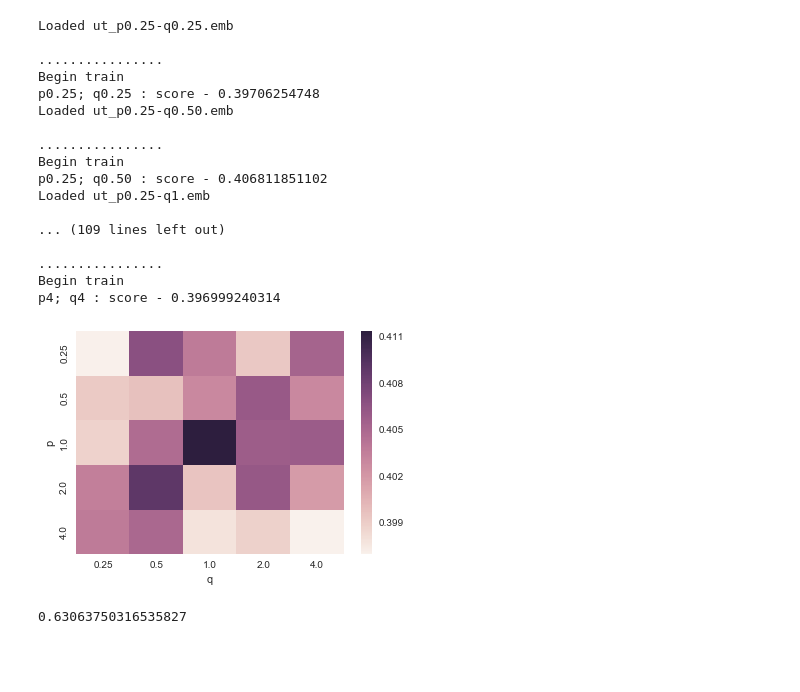
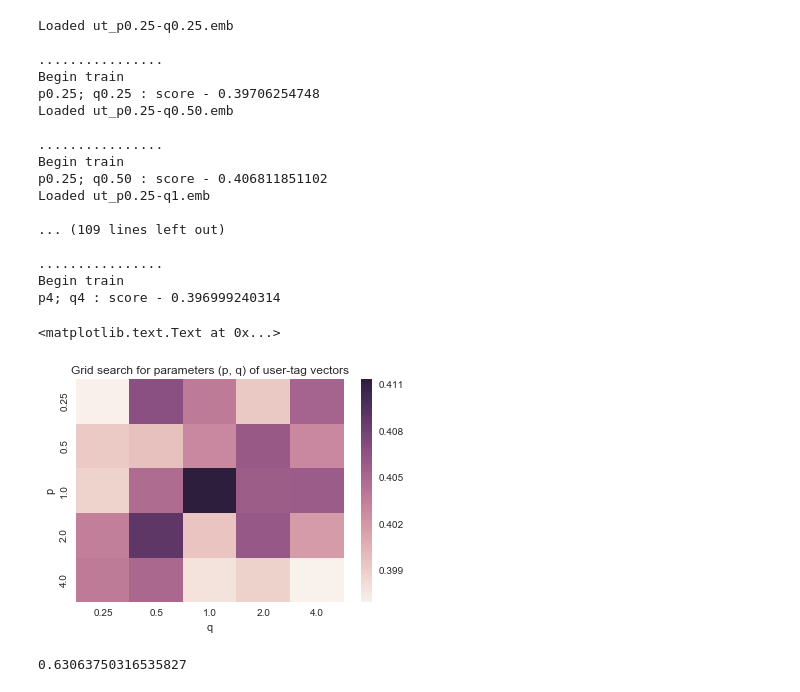
Before and after one commit to CS224W/Project, a Jupyter notebook: code/node2vec grid accuracy.ipynb, the cells around one changed output. Saved outputs shown, nothing was run; the diff lists cells and outputs as text; code cells hidden in the pictures; blank space fills up the shorter version.

```diff
--- a/code/node2vec grid accuracy.ipynb
+++ b/code/node2vec grid accuracy.ipynb
@@ -156,10 +163,17 @@ p4; q4 : score - 0.396999240314
 # %%
 perf_df = pd.DataFrame([(0.25, 0.25, 0.39706254748), (0.25, 0.50, 0.406811851102), (0.25, 1, 0.403836414282),
                         (0.25, 2, 0.39934160547), (0.25, 4, 0.405355786275), (0.50, 0.25, 0.399278298303),
                         (0.50, 0.50, 0.399721448468), (0.50, 1, 0.403013421119), (0.50, 2, 0.406115472271),
                         (0.50, 4, 0.403013421119), (1, 0.25, 0.398771840972), (1, 0.50, 0.404786021778),
                         (1, 1, 0.411433274247), (1, 2, 0.405862243606), (1, 4, 0.405925550772),
                         (2, 0.25, 0.40351987845), (2, 0.50, 0.409027601925), (2, 1, 0.399531526969),
                         (2, 2, 0.406242086604), (2, 4, 0.401873892125), (4, 0.25, 0.403773107116),
                         (4, 0.50, 0.40510255761), (4, 1, 0.397885540643), (4, 2, 0.398835148139),
                         (4, 4, 0.396999240314)])
+
+perf_df.columns = ['p', 'q', 'Accuracy']
+ax = sns.heatmap(perf_df.pivot('p', 'q', 'Accuracy'))
+plt.title('Grid search for parameters (p, q) of user-tag vectors')
+# %% [output]
+<matplotlib.text.Text at 0x...>
+[figure, added]
@@ -168,8 +180,3 @@ perf_df.columns = ['p', 'q', 'Accuracy']
-# %%
-# plt.figure(figsize=(10, 10))
-ax = sns.heatmap(perf_df.pivot('p', 'q', 'Accuracy'))
-# %% [output]
-[figure, removed]
 # %%
 def get_mrr(preds, Y):
 
```
Also changed, not shown: parts of 19 cells of this notebook.
